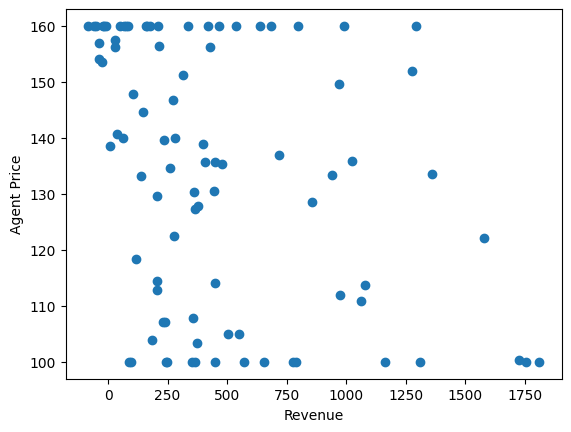
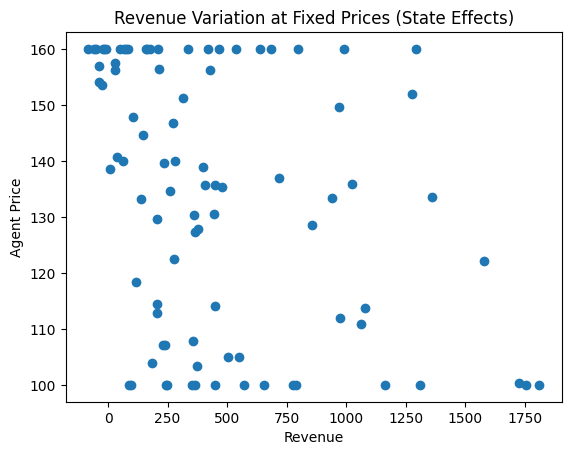
Code edit (unified diff) that turned the first committed figure into the second:
--- before
+++ after
@@ -2,4 +2,4 @@
 plt.xlabel("Revenue")
 plt.ylabel("Agent Price")
-#plt.title("Evidence of a Nonlinear Pricing Trade-off")
+plt.title("Revenue Variation at Fixed Prices (State Effects)")
 plt.show()

Commit: prettify notebooks